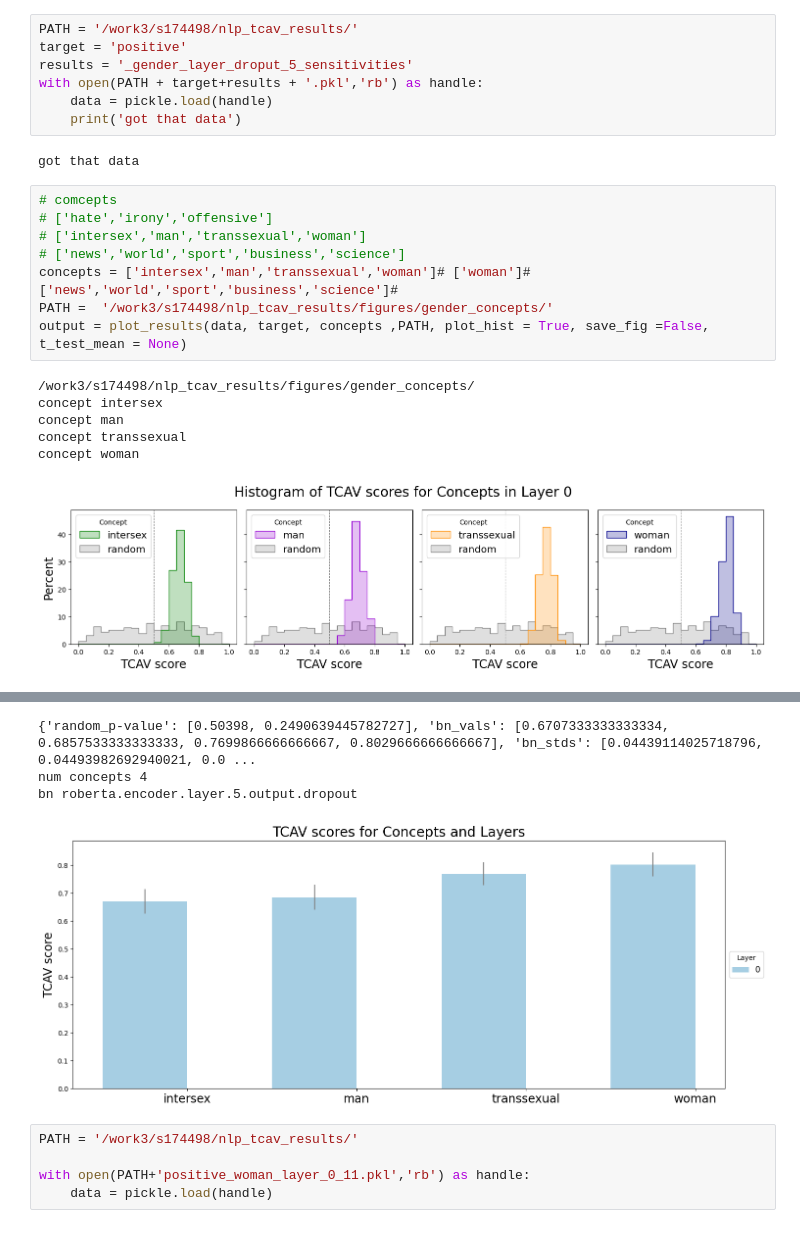
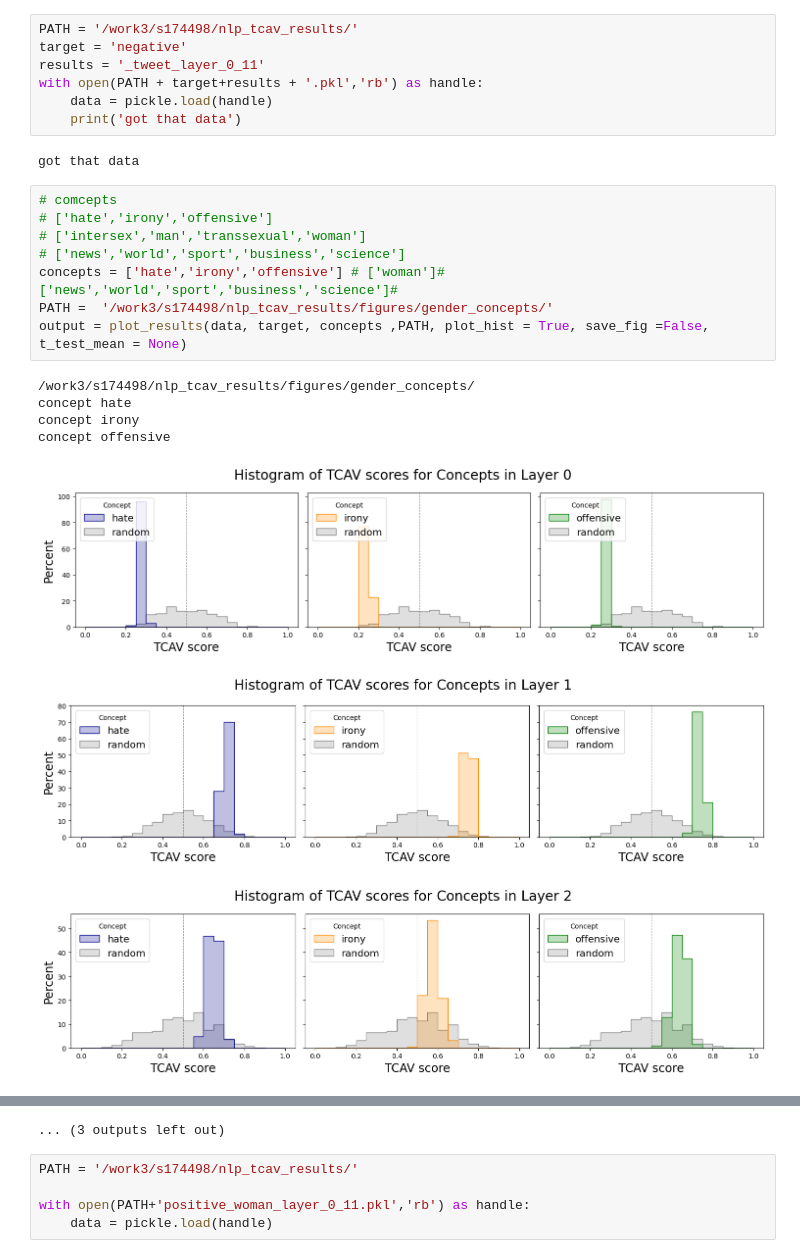
Before and after one commit to gaunby/master_project, a Jupyter notebook: notebooks/tcav_plot.ipynb, the cells around one changed output, grey strips where cells are left out. Saved outputs shown, nothing was run; the diff lists cells and outputs as text.

Commit message:
embedding + output tweet

```diff
--- a/notebooks/tcav_plot.ipynb
+++ b/notebooks/tcav_plot.ipynb
@@ -8,8 +8,8 @@ sys.path.insert(0,'/zhome/94/5/127021/speciale/master_project')
 from src.visualization.tcav_visual import plot_results
 # %%
 PATH = '/work3/s174498/nlp_tcav_results/'
-target = 'positive'
-results = '_gender_layer_droput_5_sensitivities'
+target = 'negative'
+results = '_tweet_layer_0_11'
 with open(PATH + target+results + '.pkl','rb') as handle:
     data = pickle.load(handle)
     print('got that data')
@@ -18,15 +18,16 @@ got that data
 # %%
 # comcepts
 # ['hate','irony','offensive']
 # ['intersex','man','transsexual','woman']
 # ['news','world','sport','business','science']
-concepts = ['intersex','man','transsexual','woman']# ['woman']#  ['news','world','sport','business','science']#
+concepts = ['hate','irony','offensive'] # ['woman']#  ['news','world','sport','business','science']#
 PATH =  '/work3/s174498/nlp_tcav_results/figures/gender_concepts/'
 output = plot_results(data, target, concepts ,PATH, plot_hist = True, save_fig =False, t_test_mean = None)
 # %% [output]
 /work3/s174498/nlp_tcav_results/figures/gender_concepts/
-concept intersex
-concept man
-concept transsexual
-concept woman
+concept hate
+concept irony
+concept offensive
-[figure, old version]
+[figure, new version]
+[figure, new version]
+[figure, added]
@@ -33,7 +42,4 @@ concept woman
-{'random_p-value': [0.50398, 0.2490639445782727], 'bn_vals': [0.6707333333333334, 0.6857533333333333, 0.7699866666666667, 0.8029666666666667], 'bn_stds': [0.04439114025718796, 0.04493982692940021, 0.0 ...
-num concepts 4
-bn roberta.encoder.layer.5.output.dropout
+... (3 outputs left out)
-[figure, old version]
 # %%
 PATH = '/work3/s174498/nlp_tcav_results/'
 
```
Also changed, not shown: parts of 1 cell of this notebook, 15 other files.
